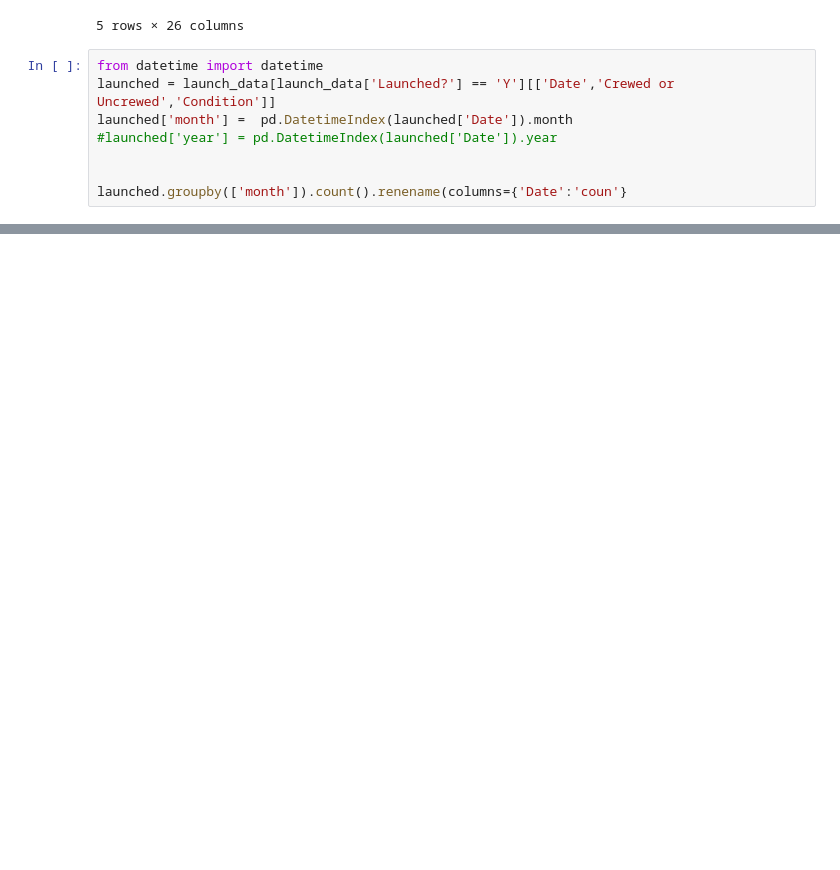
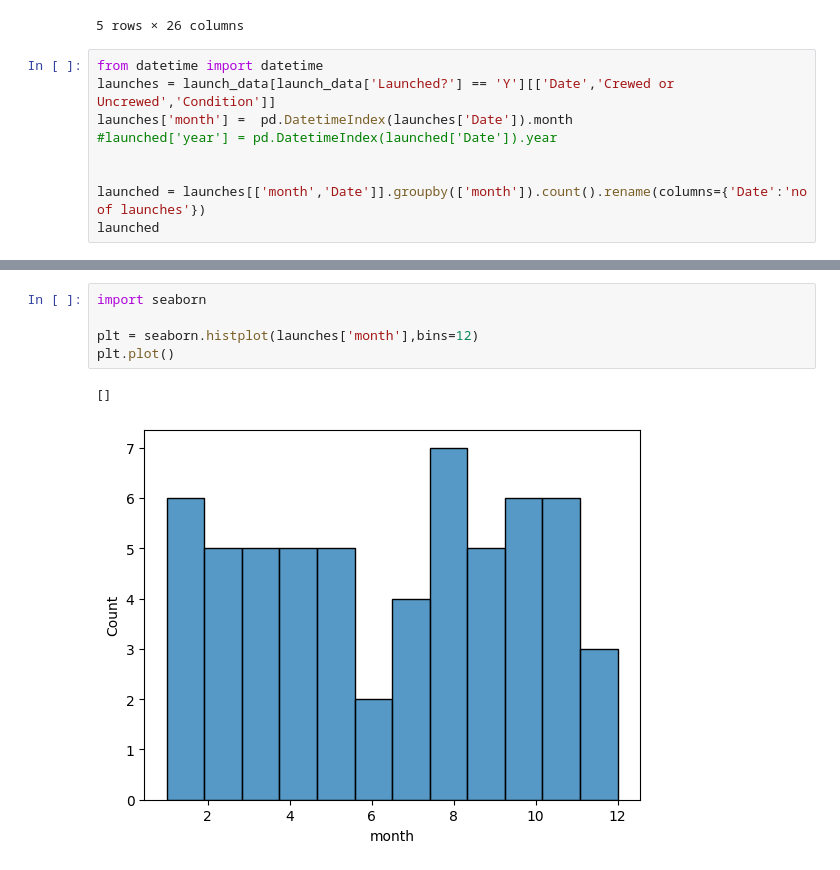
Before and after one commit to linqus/rocket-launch-delays, a Jupyter notebook: launches.ipynb, the cells around one changed output, grey strips where cells are left out. Drawn from its saved outputs; the diff is of its cells as text; blank space fills up the shorter version.

```diff
--- a/launches.ipynb
+++ b/launches.ipynb
@@ -101,10 +101,11 @@ launch_data.head()
 5 rows × 26 columns
 # %%
 from datetime import datetime
-launched = launch_data[launch_data['Launched?'] == 'Y'][['Date','Crewed or Uncrewed','Condition']]
-launched['month'] =  pd.DatetimeIndex(launched['Date']).month
+launches = launch_data[launch_data['Launched?'] == 'Y'][['Date','Crewed or Uncrewed','Condition']]
+launches['month'] =  pd.DatetimeIndex(launches['Date']).month
 #launched['year'] = pd.DatetimeIndex(launched['Date']).year
 
 
-launched.groupby(['month']).count().renename(columns={'Date':'coun'}
+launched = launches[['month','Date']].groupby(['month']).count().rename(columns={'Date':'no of launches'})
+launched
 # %% [output]
@@ -124,0 +146,8 @@ Name: Date, dtype: int64
+# %%
+import seaborn
+
+plt = seaborn.histplot(launches['month'],bins=12)
+plt.plot()
+# %% [output]
+[]
+[figure, added]
```
Also changed, not shown: parts of 11 cells of this notebook.
